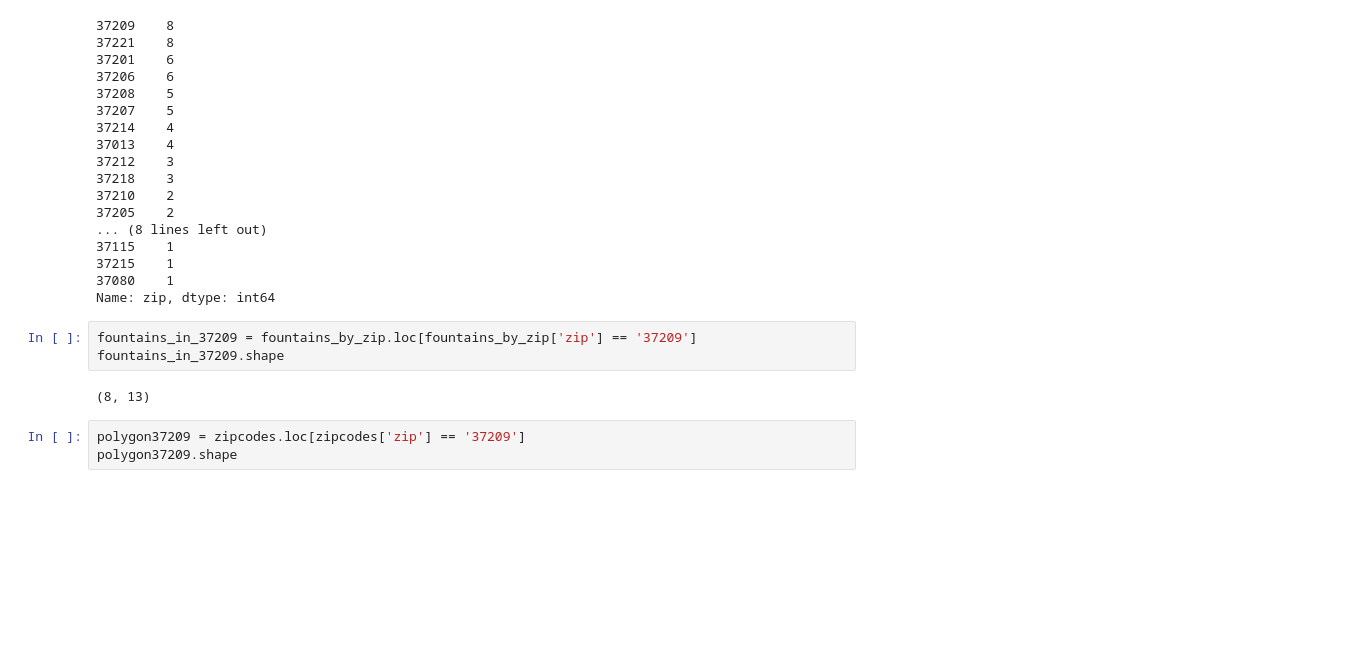
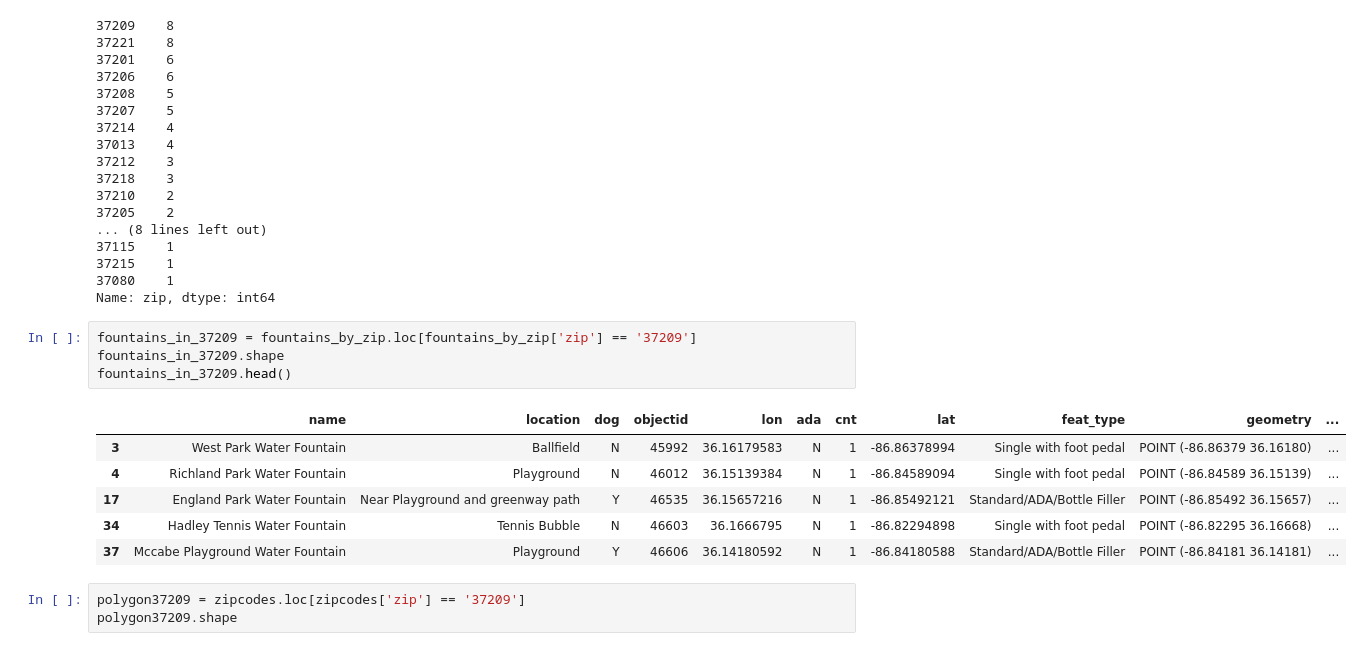
Before and after one commit to NSS-Data-Analytics-Cohort-7/geospatial-python-workshop-kalmckin, a Jupyter notebook: notebooks/kalamc_geospatial.ipynb, the cells around one changed output. Saved outputs shown, nothing was run; the diff lists cells and outputs as text; blank space fills up the shorter version.

```diff
--- a/notebooks/kalamc_geospatial.ipynb
+++ b/notebooks/kalamc_geospatial.ipynb
@@ -74,8 +74,14 @@ Name: zip, dtype: int64
 # %%
 fountains_in_37209 = fountains_by_zip.loc[fountains_by_zip['zip'] == '37209']
 fountains_in_37209.shape
+fountains_in_37209.head()
 # %% [output]
-(8, 13)
+|  | name | location | dog | objectid | lon | ada | cnt | lat | feat_type | geometry | ... |
+| 3 | West Park Water Fountain | Ballfield | N | 45992 | 36.16179583 | N | 1 | -86.86378994 | Single with foot pedal | POINT (-86.86379 36.16180) | ... |
+| 4 | Richland Park Water Fountain | Playground | N | 46012 | 36.15139384 | N | 1 | -86.84589094 | Single with foot pedal | POINT (-86.84589 36.15139) | ... |
+| 17 | England Park Water Fountain | Near Playground and greenway path | Y | 46535 | 36.15657216 | N | 1 | -86.85492121 | Standard/ADA/Bottle Filler | POINT (-86.85492 36.15657) | ... |
+| 34 | Hadley Tennis Water Fountain | Tennis Bubble | N | 46603 | 36.1666795 | N | 1 | -86.82294898 | Single with foot pedal | POINT (-86.82295 36.16668) | ... |
+| 37 | Mccabe Playground Water Fountain | Playground | Y | 46606 | 36.14180592 | N | 1 | -86.84180588 | Standard/ADA/Bottle Filler | POINT (-86.84181 36.14181) | ... |
 # %%
 polygon37209 = zipcodes.loc[zipcodes['zip'] == '37209']
 polygon37209.shape
```
Also changed, not shown: parts of 3 cells of this notebook.
